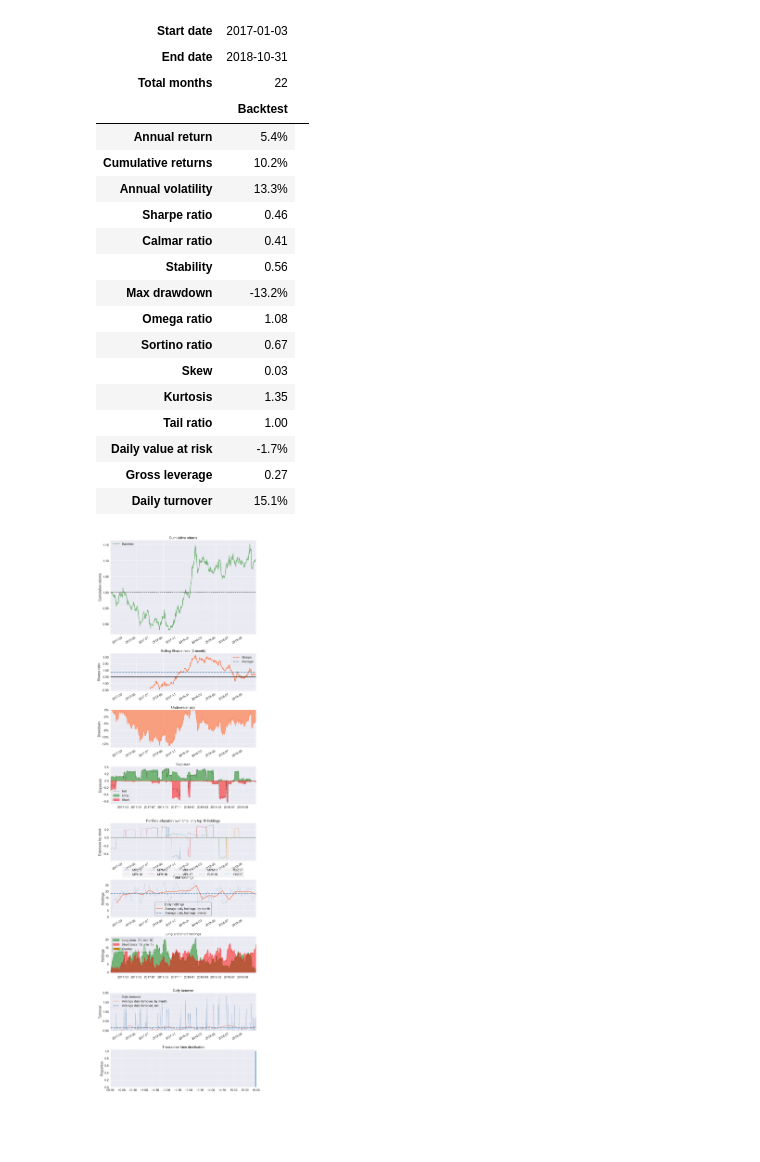
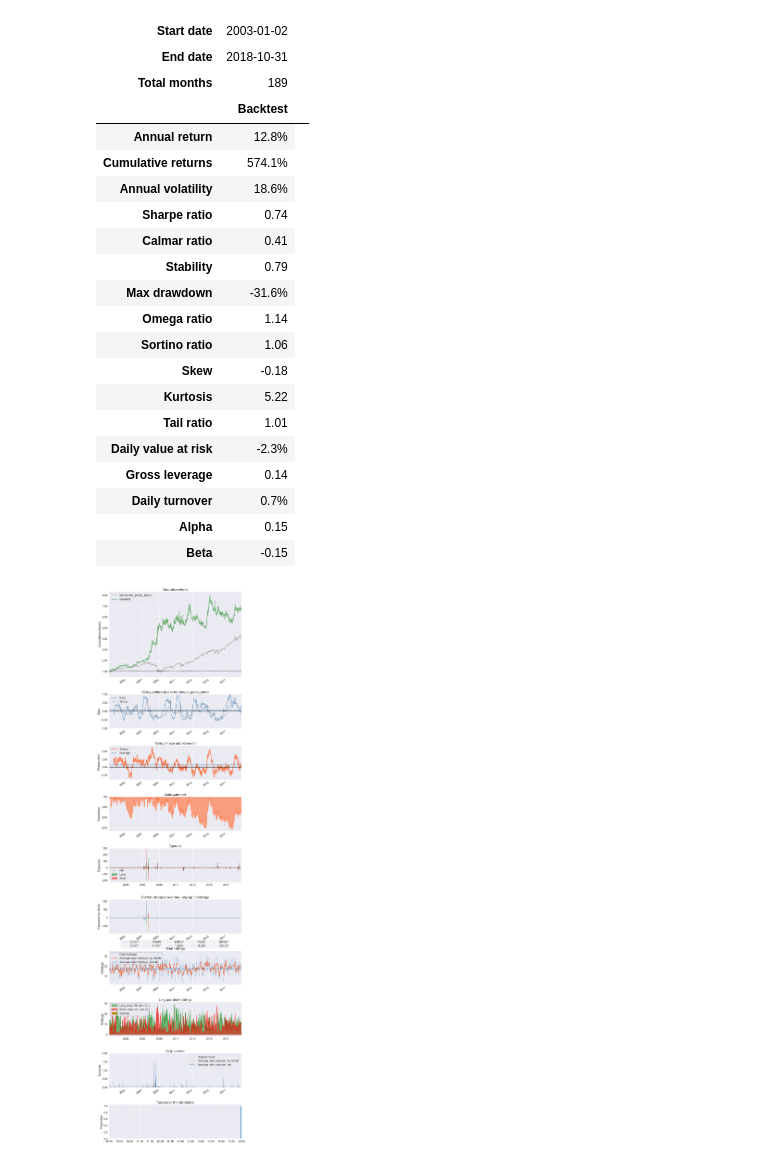
Before and after one commit to t1user/zipline, a Jupyter notebook: strategies/analytics_simple.ipynb, the cells around one changed output. Saved outputs shown, nothing was run; the diff lists cells and outputs as text; code cells hidden in the pictures; blank space fills up the shorter version.

```diff
--- a/strategies/analytics_simple.ipynb
+++ b/strategies/analytics_simple.ipynb
@@ -5,26 +11,29 @@ import pyfolio as pf
 # %%
-results = pd.read_pickle('strategy_1_1.pickle')
-returns, positions, transactions = pf.utils.extract_rets_pos_txn_from_zipline(results)
+results = pd.read_pickle('strategy_1.pickle')
+returns, positions, transactions = extract_returns(results)
+benchmark = (results['benchmark_period_return'] + 1).pct_change()
 # %%
-pf.create_simple_tear_sheet(returns, positions=positions, transactions=transactions, benchmark_rets=None)
+pf.create_simple_tear_sheet(returns, positions=positions, transactions=transactions, benchmark_rets=benchmark)
 # %% [output]
-| Start date | 2017-01-03 |  |
+| Start date | 2003-01-02 |  |
 | End date | 2018-10-31 |  |
-| Total months | 22 |  |
+| Total months | 189 |  |
 |  | Backtest |
-| Annual return | 5.4% |
-| Cumulative returns | 10.2% |
-| Annual volatility | 13.3% |
-| Sharpe ratio | 0.46 |
+| Annual return | 12.8% |
+| Cumulative returns | 574.1% |
+| Annual volatility | 18.6% |
+| Sharpe ratio | 0.74 |
 | Calmar ratio | 0.41 |
-| Stability | 0.56 |
-| Max drawdown | -13.2% |
-| Omega ratio | 1.08 |
-| Sortino ratio | 0.67 |
-| Skew | 0.03 |
-| Kurtosis | 1.35 |
-| Tail ratio | 1.00 |
-| Daily value at risk | -1.7% |
-| Gross leverage | 0.27 |
-| Daily turnover | 15.1% |
+| Stability | 0.79 |
+| Max drawdown | -31.6% |
+| Omega ratio | 1.14 |
+| Sortino ratio | 1.06 |
+| Skew | -0.18 |
+| Kurtosis | 5.22 |
+| Tail ratio | 1.01 |
+| Daily value at risk | -2.3% |
+| Gross leverage | 0.14 |
+| Daily turnover | 0.7% |
+| Alpha | 0.15 |
+| Beta | -0.15 |
-[figure, old version]
+[figure, new version]
```
Also changed, not shown: parts of 1 cell of this notebook, 12 other files.
